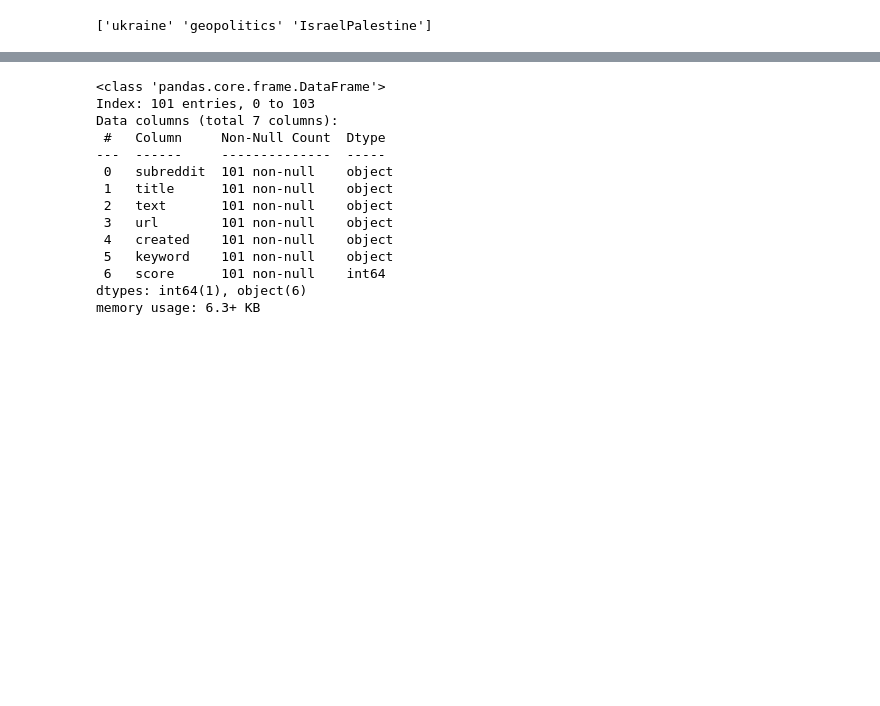
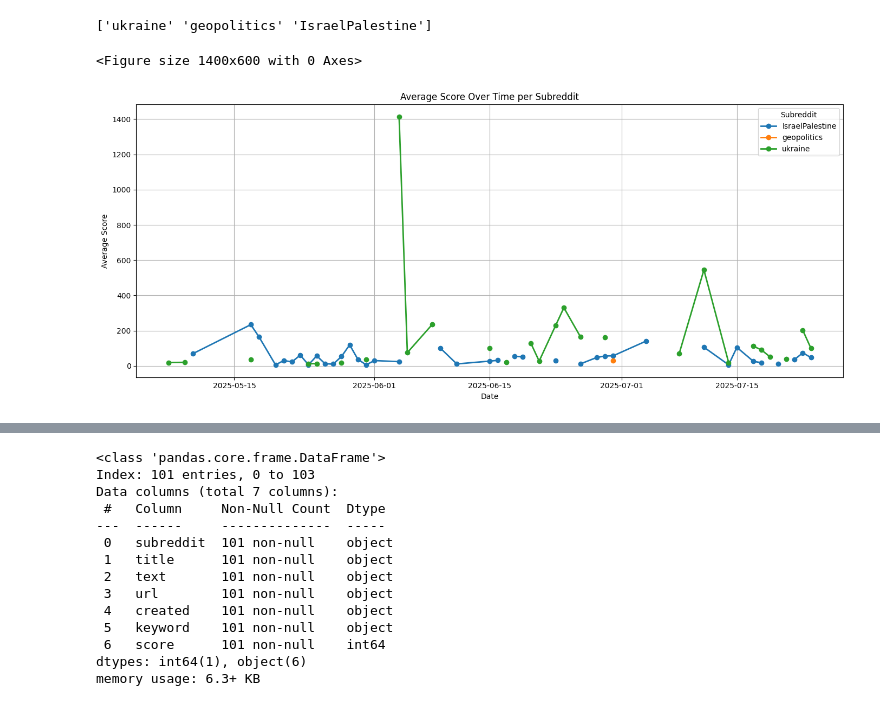
Before and after one commit to AnnaVerbytska/Migration_Sentiment, a Jupyter notebook: notebooks/eda.ipynb, the cells around one changed output, grey strips where cells are left out. Saved outputs shown, nothing was run; the diff lists cells and outputs as text; code cells hidden in the pictures; blank space fills up the shorter version.

```diff
--- a/notebooks/eda.ipynb
+++ b/notebooks/eda.ipynb
@@ -163,3 +164,34 @@ df = df[df['subreddit'] != 'politics']
 print(df['subreddit'].unique())
 # %% [output]
 ['ukraine' 'geopolitics' 'IsraelPalestine']
+# %%
+# Q: How did a specific subreddit (e.g., IsraelPalestine) perform in terms of score distribution over time?
+# Convert to datetime
+df['created_dt'] = pd.to_datetime(df['created'])
+
+# Extract date only (e.g. daily granularity)
+df['date'] = df['created_dt'].dt.date
+# %%
+# Group by date and subreddit
+score_by_date = df.groupby(['date', 'subreddit'])['score'].mean().reset_index()
+
+# Pivot for plotting
+score_pivot = score_by_date.pivot(index='date', columns='subreddit', values='score')
+
+# Plot
+import matplotlib.pyplot as plt
+
+plt.figure(figsize=(14, 6))
+score_pivot.plot(kind='line', marker='o', linewidth=2, figsize=(14, 6))
+
+plt.title('Average Score Over Time per Subreddit')
+plt.xlabel('Date')
+plt.ylabel('Average Score')
+plt.grid(True)
+plt.legend(title='Subreddit')
+plt.tight_layout()
+plt.xticks(rotation=45)
+plt.show()
+# %% [output]
+<Figure size 1400x600 with 0 Axes>
+[figure, added]
```
Also changed, not shown: parts of 7 cells of this notebook, 4 other files.
